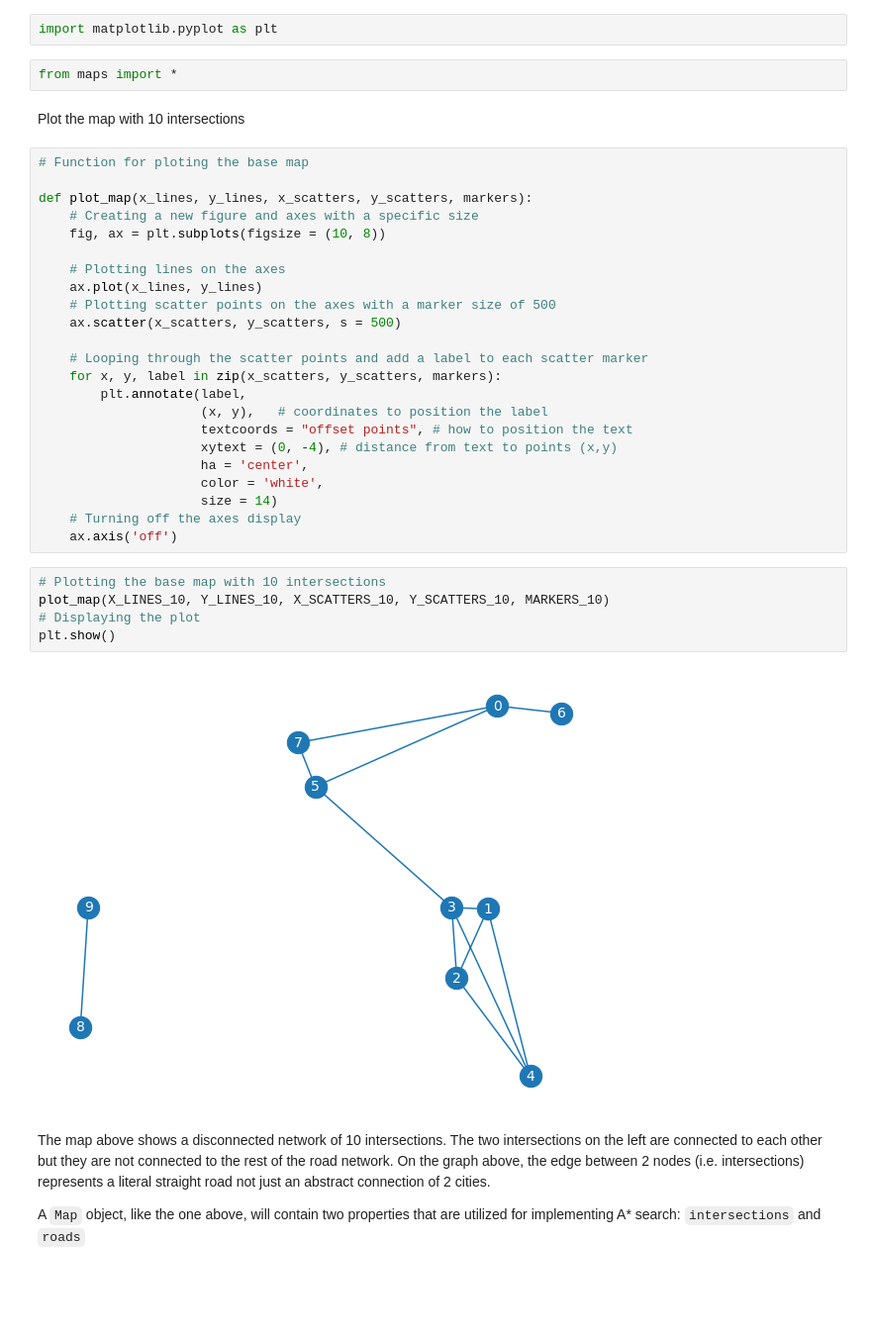
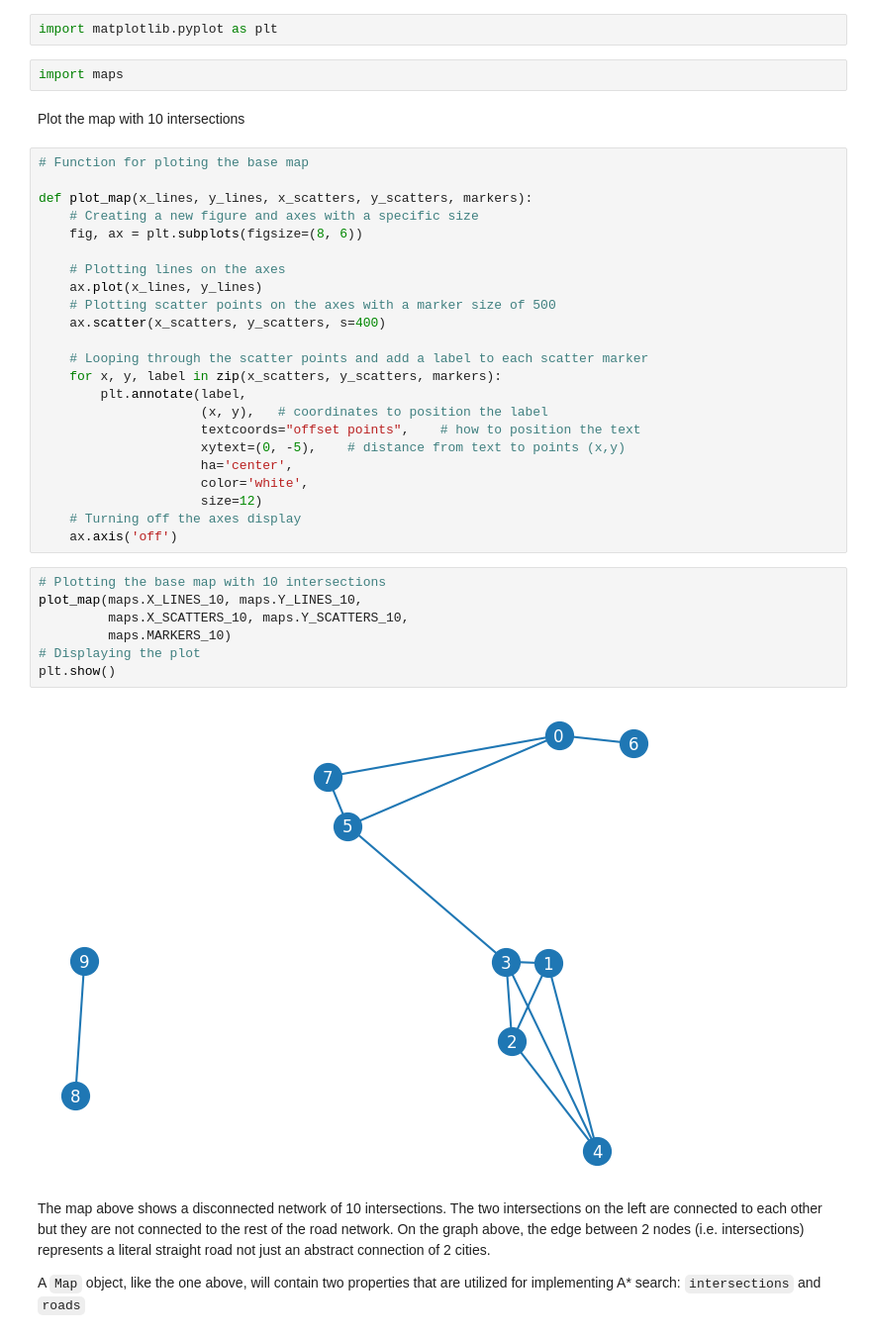
Before and after one commit to MaxineXiong/Google-Maps-Style-Route-Planner, a Jupyter notebook: Google_Maps_Style_Route_Planner.ipynb, the cells around one changed output. Shown at 99% size. Saved outputs shown, nothing was run; the diff lists cells and outputs as text; blank space fills up the shorter version.

```diff
--- a/Google_Maps_Style_Route_Planner.ipynb
+++ b/Google_Maps_Style_Route_Planner.ipynb
@@ -6,8 +6,8 @@ This project is an implementation of a route planning algorithm inspired by **_G
 ### Build Map
 # %%
 import matplotlib.pyplot as plt
-# %%
-from maps import *
+# %%
+import maps
 # %% [markdown]
 Plot the map with 10 intersections
 # %%
@@ -15,31 +15,33 @@ Plot the map with 10 intersections
 
 def plot_map(x_lines, y_lines, x_scatters, y_scatters, markers):
     # Creating a new figure and axes with a specific size
-    fig, ax = plt.subplots(figsize = (10, 8))
+    fig, ax = plt.subplots(figsize=(8, 6))
 
     # Plotting lines on the axes
     ax.plot(x_lines, y_lines)
     # Plotting scatter points on the axes with a marker size of 500
-    ax.scatter(x_scatters, y_scatters, s = 500)
+    ax.scatter(x_scatters, y_scatters, s=400)
 
     # Looping through the scatter points and add a label to each scatter marker
     for x, y, label in zip(x_scatters, y_scatters, markers):
         plt.annotate(label,
                      (x, y),   # coordinates to position the label
-                     textcoords = "offset points", # how to position the text
-                     xytext = (0, -4), # distance from text to points (x,y)
-                     ha = 'center',
-                     color = 'white',
-                     size = 14)
+                     textcoords="offset points",    # how to position the text
+                     xytext=(0, -5),    # distance from text to points (x,y)
+                     ha='center',
+                     color='white',
+                     size=12)
     # Turning off the axes display
     ax.axis('off')
 # %%
 # Plotting the base map with 10 intersections
-plot_map(X_LINES_10, Y_LINES_10, X_SCATTERS_10, Y_SCATTERS_10, MARKERS_10)
+plot_map(maps.X_LINES_10, maps.Y_LINES_10,
+         maps.X_SCATTERS_10, maps.Y_SCATTERS_10,
+         maps.MARKERS_10)
 # Displaying the plot
 plt.show()
 # %% [output]
-[figure, old version]
+[figure, new version]
 # %% [markdown]
 The map above shows a disconnected network of 10 intersections. The two intersections on the left are connected to each other but they are not connected to the rest of the road network. On the graph above, the edge between 2 nodes (i.e. intersections) represents a literal straight road not just an abstract connection of 2 cities.
 
```
Also changed, not shown: parts of 12 cells of this notebook.
